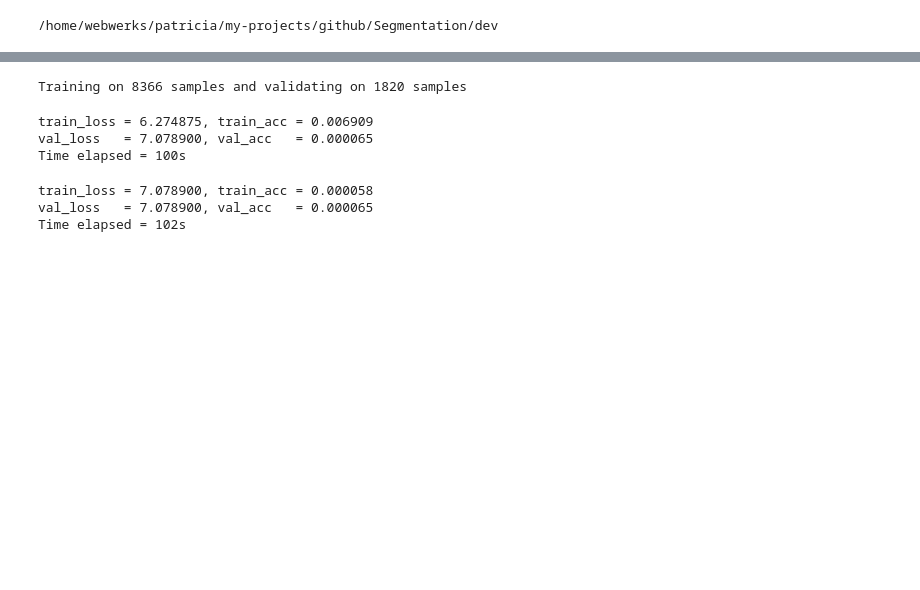
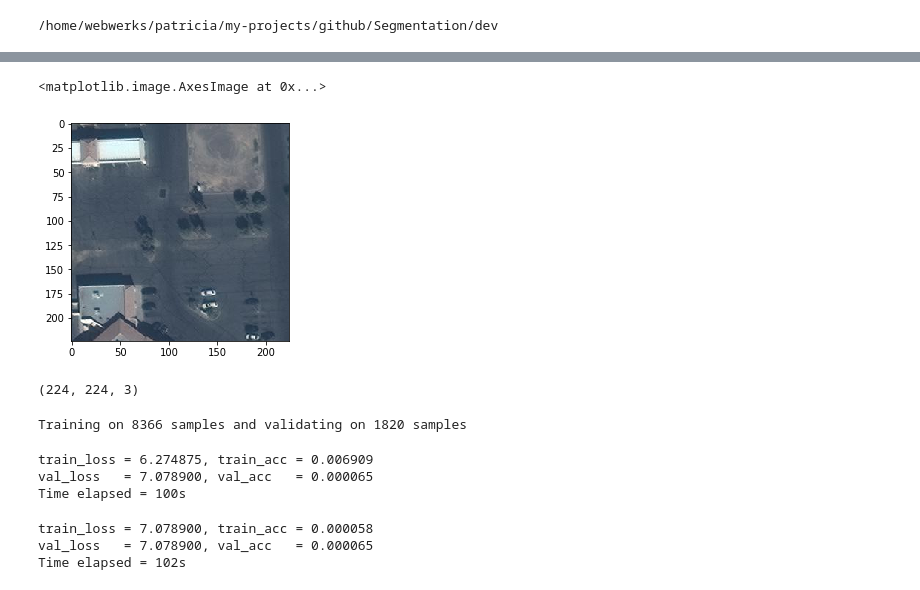
Before and after one commit to PatriciaRodrigues1994/Satellite-Image-Segmentation, a Jupyter notebook: dev/flow.ipynb, the cells around one changed output, grey strips where cells are left out. Saved outputs shown, nothing was run; the diff lists cells and outputs as text; code cells hidden in the pictures; blank space fills up the shorter version.

```diff
--- a/dev/flow.ipynb
+++ b/dev/flow.ipynb
@@ -142,3 +141,16 @@ from scipy.misc import imsave
+# %%
+image_path = 'data/val/images/000000008203.jpg'
+img = cv2.imread(image_path)
+img = cv2.cvtColor(img, cv2.COLOR_BGR2RGB)
+img_near = cv2.resize(img, (224, 224), interpolation = cv2.INTER_NEAREST)
+plt.imshow(img_near)
+# %% [output]
+<matplotlib.image.AxesImage at 0x...>
+[figure, added]
+# %%
+img_near.shape
+# %% [output]
+(224, 224, 3)
 # %%
 %autoreload
 from dataset.dataset import TrainImageDataset, TestImageDataset
```
Also changed, not shown: parts of 10 cells of this notebook, 1 other file.
